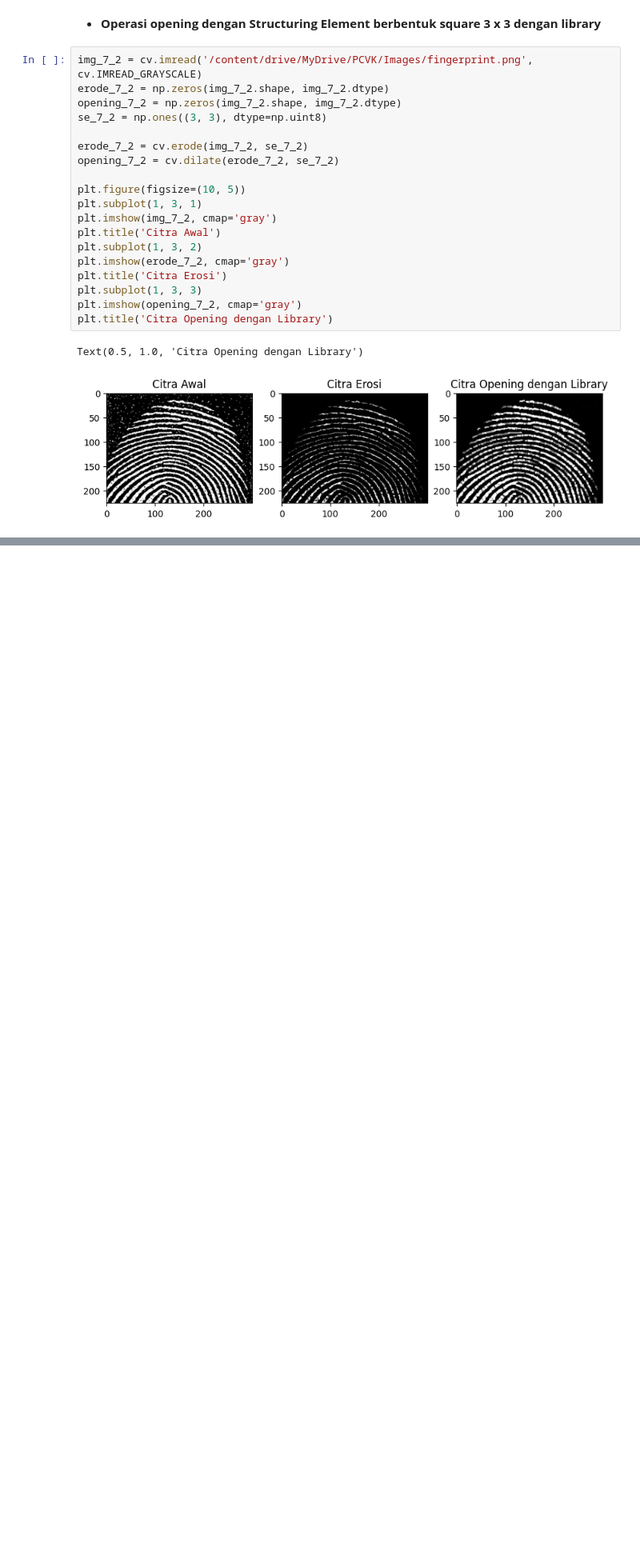
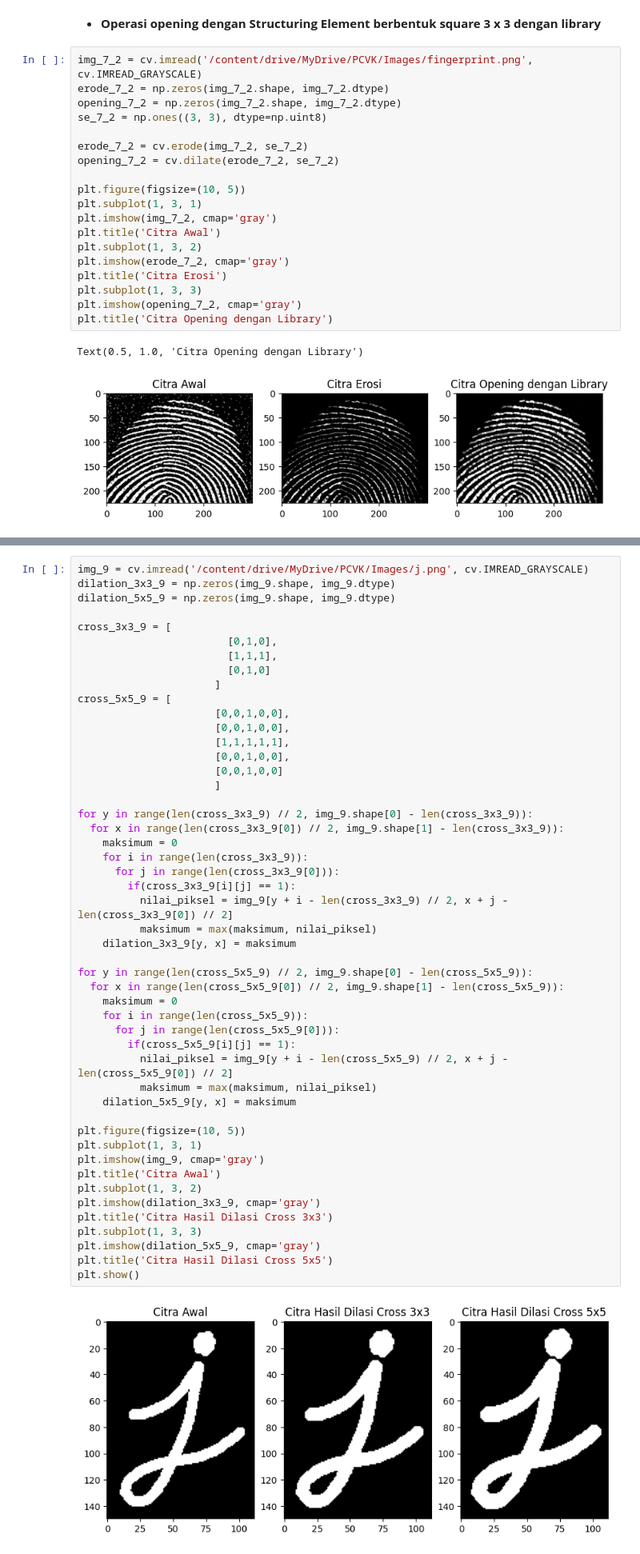
Before and after one commit to Vangzbill/PCVK_Ganjil_2023, a Jupyter notebook: Week9.ipynb, the cells around one changed output, grey strips where cells are left out. Shown at 80% size. Drawn from its saved outputs; the diff is of its cells as text; blank space fills up the shorter version.

```diff
--- a/Week9.ipynb
+++ b/Week9.ipynb
@@ -200,0 +272,51 @@ Text(0.5, 1.0, 'Citra Opening dengan Library')
+# %%
+img_9 = cv.imread('/content/drive/MyDrive/PCVK/Images/j.png', cv.IMREAD_GRAYSCALE)
+dilation_3x3_9 = np.zeros(img_9.shape, img_9.dtype)
+dilation_5x5_9 = np.zeros(img_9.shape, img_9.dtype)
+
+cross_3x3_9 = [
+                        [0,1,0],
+                        [1,1,1],
+                        [0,1,0]
+                      ]
+cross_5x5_9 = [
+                      [0,0,1,0,0],
+                      [0,0,1,0,0],
+                      [1,1,1,1,1],
+                      [0,0,1,0,0],
+                      [0,0,1,0,0]
+                      ]
+
+for y in range(len(cross_3x3_9) // 2, img_9.shape[0] - len(cross_3x3_9)):
+  for x in range(len(cross_3x3_9[0]) // 2, img_9.shape[1] - len(cross_3x3_9)):
+    maksimum = 0
+    for i in range(len(cross_3x3_9)):
+      for j in range(len(cross_3x3_9[0])):
+        if(cross_3x3_9[i][j] == 1):
+          nilai_piksel = img_9[y + i - len(cross_3x3_9) // 2, x + j - len(cross_3x3_9[0]) // 2]
+          maksimum = max(maksimum, nilai_piksel)
+    dilation_3x3_9[y, x] = maksimum
+
+for y in range(len(cross_5x5_9) // 2, img_9.shape[0] - len(cross_5x5_9)):
+  for x in range(len(cross_5x5_9[0]) // 2, img_9.shape[1] - len(cross_5x5_9)):
+    maksimum = 0
+    for i in range(len(cross_5x5_9)):
+      for j in range(len(cross_5x5_9[0])):
+        if(cross_5x5_9[i][j] == 1):
+          nilai_piksel = img_9[y + i - len(cross_5x5_9) // 2, x + j - len(cross_5x5_9[0]) // 2]
+          maksimum = max(maksimum, nilai_piksel)
+    dilation_5x5_9[y, x] = maksimum
+
+plt.figure(figsize=(10, 5))
+plt.subplot(1, 3, 1)
+plt.imshow(img_9, cmap='gray')
+plt.title('Citra Awal')
+plt.subplot(1, 3, 2)
+plt.imshow(dilation_3x3_9, cmap='gray')
+plt.title('Citra Hasil Dilasi Cross 3x3')
+plt.subplot(1, 3, 3)
+plt.imshow(dilation_5x5_9, cmap='gray')
+plt.title('Citra Hasil Dilasi Cross 5x5')
+plt.show()
+# %% [output]
+[figure, added]
```
Also changed, not shown: parts of 12 cells of this notebook.
